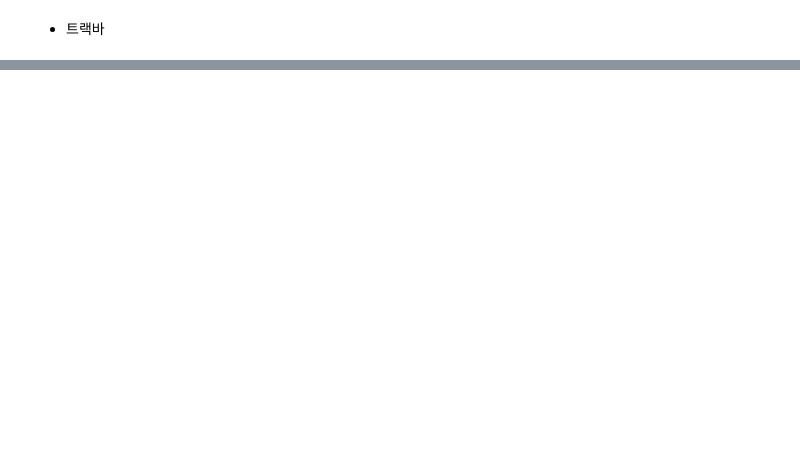
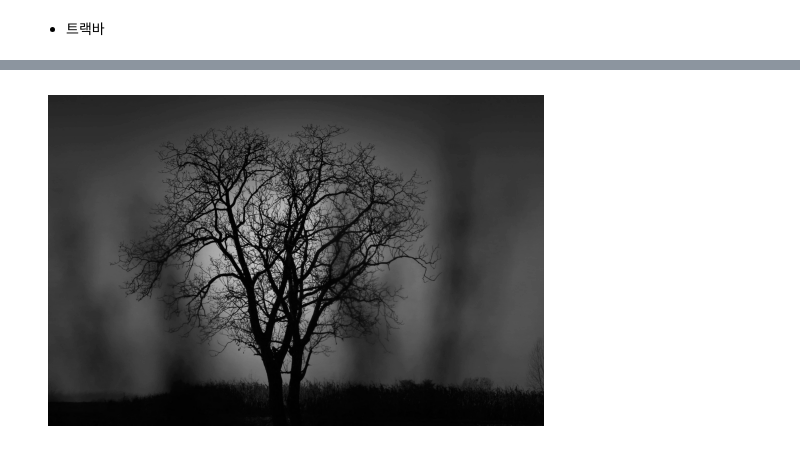
Before and after one commit to manki8908/Class_TJ_c22, a Jupyter notebook: SRC/python-OpenCV.ipynb, the cells around one changed output, grey strips where cells are left out. Cells and saved outputs as stored; diff of their text form; code cells hidden in the pictures; blank space fills up the shorter version.

```diff
--- a/SRC/python-OpenCV.ipynb
+++ b/SRC/python-OpenCV.ipynb
@@ -477,0 +604,100 @@ cv2.destroyAllWindows()
+# %%
+
+# 명암대비 스트레칭 : 명암대비가 낮은 영상을 명암대비가 높은 영상으로 늘려주는 작업, 히스토그램의 분포를 넓히는 작업, 어둡게 촬영된 영상의 히스토그램을 조절하여 명암 분포가 빈약한 영상을 균일하게 만들어 주는 작업.
+
+import cv2
+
+import matplotlib.pyplot as plt
+
+#img = cv2.imread("c:/data/images/winter.jpg")
+img = cv2.imread("c:/data/images/tree.jpg")
+
+gray = cv2.cvtColor(img, cv2.COLOR_BGR2GRAY)
+
+plt.imshow(gray,cmap='gray')
+
+plt.axis("off")
+
+plt.show()
+
+############################
+
+out = gray.copy()
+
+height, width = gray.shape
+
+height, width
+
+############################
+
+# 명도값 = ((원래값 - 최저명도값) * 255) / (최고명도값 - 최저명도값)
+
+############################
+
+# 밝게 하는 경우
+
+low = 75
+
+high = 255
+
+low, high
+
+for i in range(height):
+
+    for j in range(width):
+
+        out[i][j] = ((gray[i][j] - low) * 255 / (high - low))
+
+############################
+
+# 어둡게 하는 경우
+
+# low = 0
+
+# high = 200
+
+# low, high
+
+# for i in range(height):
+
+#     for j in range(width):
+
+#         out[i][j] = ((gray[i][j] - low) * 255 / (high - low))
+
+############################
+
+plt.figure(figsize=(20,6))
+
+plt.subplot(1, 2, 1)
+
+plt.imshow(gray,cmap='gray')
+
+plt.axis("off")
+
+plt.subplot(1, 2, 2)
+
+plt.imshow(out,cmap='gray')
+
+plt.axis("off")
+
+plt.show()
+
+############################
+
+plt.figure(figsize=(12,6))
+
+plt.subplot(1, 2, 1)
+
+plt.hist(gray.ravel(), 256, [0, 256])
+
+plt.subplot(1, 2, 2)
+
+plt.hist(out.ravel(), 256, [0, 256])
+
+plt.show()
+
+#픽셀에 대한 히스토그램, 밝기에 해당하는 명도값
+
+#왼쪽으로 치우쳐 있으면 명암대비가 낮은 이미지, 오른쪽으로 치우쳐 있으면 명암대비가 높은 이미지
+# %% [output]
+[figure, added]
```
Also changed, not shown: parts of 40 cells of this notebook, 12 other files.
